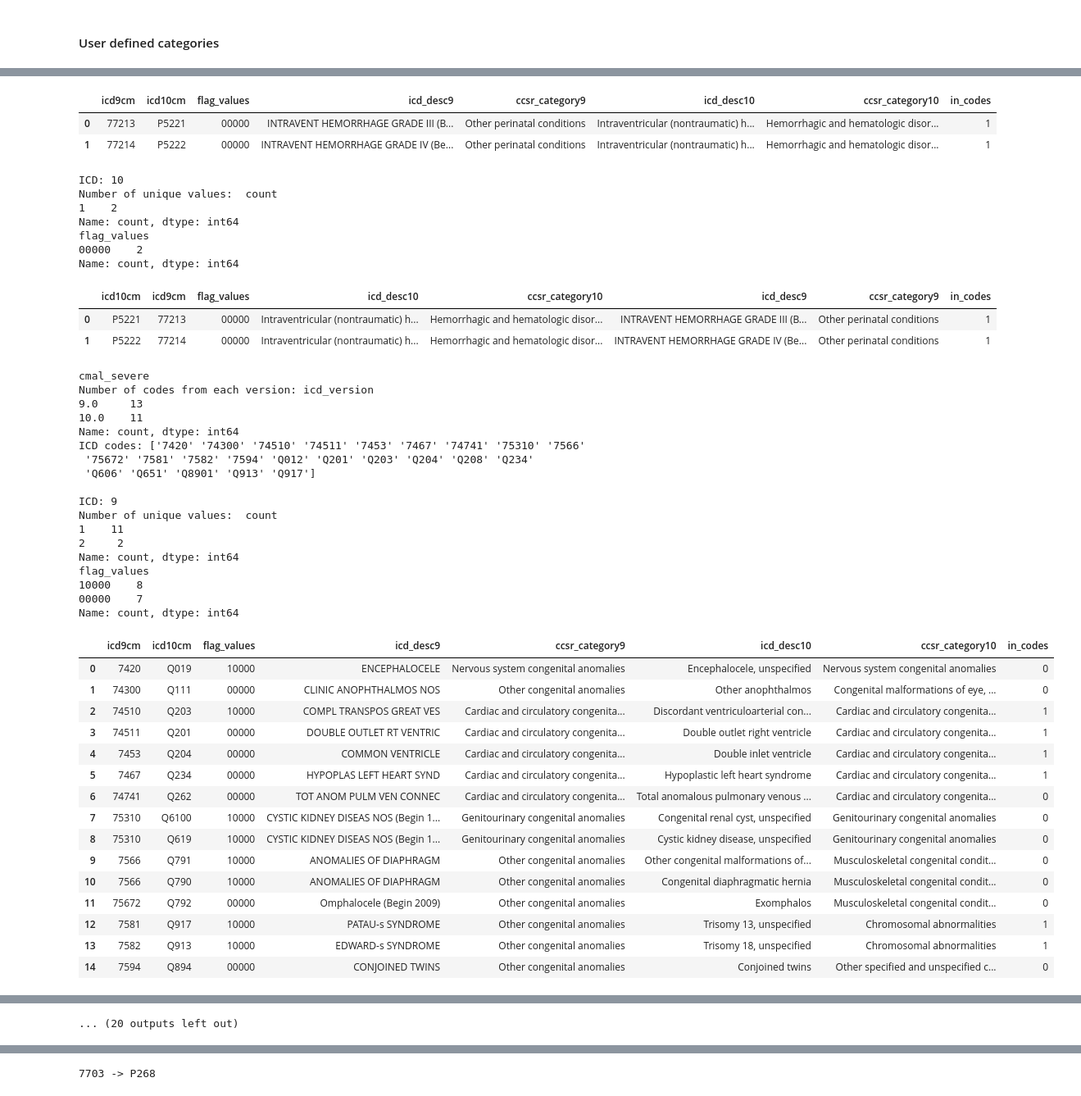
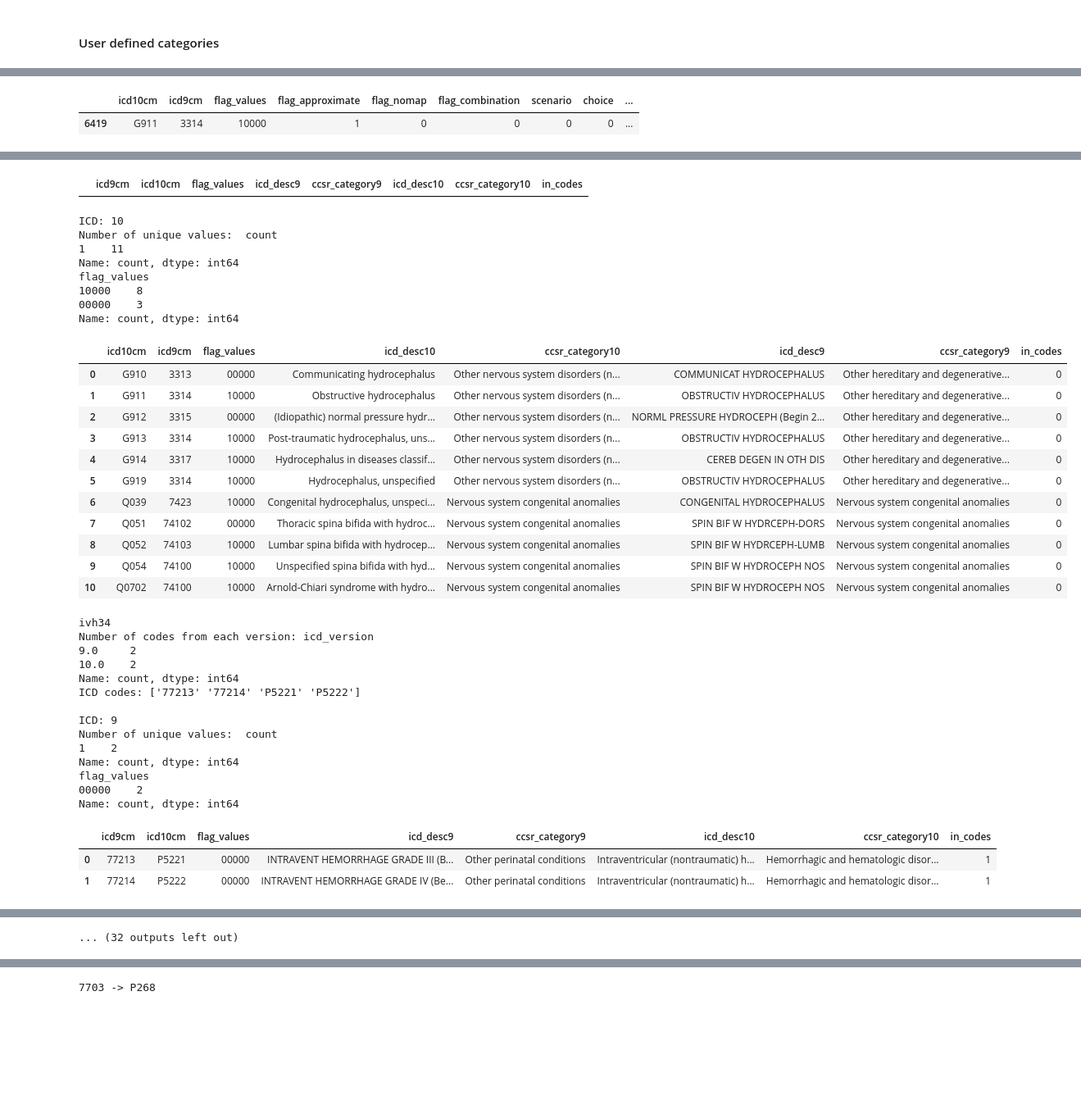
Before and after one commit to dhelkey/OpenInfant, a Jupyter notebook: process_icd.ipynb, the cells around one changed output, grey strips where cells are left out. Shown at 82% size. Cells and saved outputs as stored; diff of their text form; code cells hidden in the pictures; blank space fills up the shorter version.

```diff
--- a/process_icd.ipynb
+++ b/process_icd.ipynb
@@ -331,7 +334,13 @@ laparotomy      2
 Name: count, dtype: int64
+# %%
+icd_mapping_temp = icd_mapping_dict[10]
+icd_mapping_temp[icd_mapping_temp.icd10cm.isin(['G911'])]
+# %% [output]
+|  | icd10cm | icd9cm | flag_values | flag_approximate | flag_nomap | flag_combination | scenario | choice | ... |
+| 6419 | G911 | 3314 | 10000 | 1 | 0 | 0 | 0 | 0 | ... |
 # %%
 #This is a manual, inspection based step.
-for icd_category in list(set(icd_categories.icd_category)):
+for icd_category in np.sort(list(set(icd_categories.icd_category))):
     print(icd_category)
     temp = icd_categories[\
         icd_categories.icd_category==icd_category]\
@@ -419,49 +421,40 @@ Name: count, dtype: int64
 |  | icd9cm | icd10cm | flag_values | icd_desc9 | ccsr_category9 | icd_desc10 | ccsr_category10 | in_codes |
-| 0 | 77213 | P5221 | 00000 | INTRAVENT HEMORRHAGE GRADE III (B... | Other perinatal conditions | Intraventricular (nontraumatic) h... | Hemorrhagic and hematologic disor... | 1 |
-| 1 | 77214 | P5222 | 00000 | INTRAVENT HEMORRHAGE GRADE IV (Be... | Other perinatal conditions | Intraventricular (nontraumatic) h... | Hemorrhagic and hematologic disor... | 1 |
 ICD: 10
 Number of unique values:  count
-1    2
+1    11
 Name: count, dtype: int64
 flag_values
-00000    2
+10000    8
+00000    3
 Name: count, dtype: int64
 |  | icd10cm | icd9cm | flag_values | icd_desc10 | ccsr_category10 | icd_desc9 | ccsr_category9 | in_codes |
-| 0 | P5221 | 77213 | 00000 | Intraventricular (nontraumatic) h... | Hemorrhagic and hematologic disor... | INTRAVENT HEMORRHAGE GRADE III (B... | Other perinatal conditions | 1 |
-| 1 | P5222 | 77214 | 00000 | Intraventricular (nontraumatic) h... | Hemorrhagic and hematologic disor... | INTRAVENT HEMORRHAGE GRADE IV (Be... | Other perinatal conditions | 1 |
+| 0 | G910 | 3313 | 00000 | Communicating hydrocephalus | Other nervous system disorders (n... | COMMUNICAT HYDROCEPHALUS | Other hereditary and degenerative... | 0 |
+| 1 | G911 | 3314 | 10000 | Obstructive hydrocephalus | Other nervous system disorders (n... | OBSTRUCTIV HYDROCEPHALUS | Other hereditary and degenerative... | 0 |
+| 2 | G912 | 3315 | 00000 | (Idiopathic) normal pressure hydr... | Other nervous system disorders (n... | NORML PRESSURE HYDROCEPH (Begin 2... | Other hereditary and degenerative... | 0 |
+| 3 | G913 | 3314 | 10000 | Post-traumatic hydrocephalus, uns... | Other nervous system disorders (n... | OBSTRUCTIV HYDROCEPHALUS | Other hereditary and degenerative... | 0 |
+| 4 | G914 | 3317 | 10000 | Hydrocephalus in diseases classif... | Other nervous system disorders (n... | CEREB DEGEN IN OTH DIS | Other hereditary and degenerative... | 0 |
+| 5 | G919 | 3314 | 10000 | Hydrocephalus, unspecified | Other nervous system disorders (n... | OBSTRUCTIV HYDROCEPHALUS | Other hereditary and degenerative... | 0 |
+| 6 | Q039 | 7423 | 10000 | Congenital hydrocephalus, unspeci... | Nervous system congenital anomalies | CONGENITAL HYDROCEPHALUS | Nervous system congenital anomalies | 0 |
+| 7 | Q051 | 74102 | 00000 | Thoracic spina bifida with hydroc... | Nervous system congenital anomalies | SPIN BIF W HYDRCEPH-DORS | Nervous system congenital anomalies | 0 |
+| 8 | Q052 | 74103 | 10000 | Lumbar spina bifida with hydrocep... | Nervous system congenital anomalies | SPIN BIF W HYDRCEPH-LUMB | Nervous system congenital anomalies | 0 |
+| 9 | Q054 | 74100 | 10000 | Unspecified spina bifida with hyd... | Nervous system congenital anomalies | SPIN BIF W HYDROCEPH NOS | Nervous system congenital anomalies | 0 |
+| 10 | Q0702 | 74100 | 10000 | Arnold-Chiari syndrome with hydro... | Nervous system congenital anomalies | SPIN BIF W HYDROCEPH NOS | Nervous system congenital anomalies | 0 |
-cmal_severe
+ivh34
 Number of codes from each version: icd_version
-9.0     13
-10.0    11
+9.0     2
+10.0    2
 Name: count, dtype: int64
-ICD codes: ['7420' '74300' '74510' '74511' '7453' '7467' '74741' '75310' '7566'
- '75672' '7581' '7582' '7594' 'Q012' 'Q201' 'Q203' 'Q204' 'Q208' 'Q234'
- 'Q606' 'Q651' 'Q8901' 'Q913' 'Q917']
+ICD codes: ['77213' '77214' 'P5221' 'P5222']
 
 ICD: 9
 Number of unique values:  count
-1    11
-2     2
+1    2
 Name: count, dtype: int64
 flag_values
-10000    8
-00000    7
+00000    2
 Name: count, dtype: int64
 |  | icd9cm | icd10cm | flag_values | icd_desc9 | ccsr_category9 | icd_desc10 | ccsr_category10 | in_codes |
-| 0 | 7420 | Q019 | 10000 | ENCEPHALOCELE | Nervous system congenital anomalies | Encephalocele, unspecified | Nervous system congenital anomalies | 0 |
-| 1 | 74300 | Q111 | 00000 | CLINIC ANOPHTHALMOS NOS | Other congenital anomalies | Other anophthalmos | Congenital malformations of eye, ... | 0 |
-| 2 | 74510 | Q203 | 10000 | COMPL TRANSPOS GREAT VES | Cardiac and circulatory congenita... | Discordant ventriculoarterial con... | Cardiac and circulatory congenita... | 1 |
-| 3 | 74511 | Q201 | 00000 | DOUBLE OUTLET RT VENTRIC | Cardiac and circulatory congenita... | Double outlet right ventricle | Cardiac and circulatory congenita... | 1 |
-| 4 | 7453 | Q204 | 00000 | COMMON VENTRICLE | Cardiac and circulatory congenita... | Double inlet ventricle | Cardiac and circulatory congenita... | 1 |
-| 5 | 7467 | Q234 | 00000 | HYPOPLAS LEFT HEART SYND | Cardiac and circulatory congenita... | Hypoplastic left heart syndrome | Cardiac and circulatory congenita... | 1 |
-| 6 | 74741 | Q262 | 00000 | TOT ANOM PULM VEN CONNEC | Cardiac and circulatory congenita... | Total anomalous pulmonary venous ... | Cardiac and circulatory congenita... | 0 |
-| 7 | 75310 | Q6100 | 10000 | CYSTIC KIDNEY DISEAS NOS (Begin 1... | Genitourinary congenital anomalies | Congenital renal cyst, unspecified | Genitourinary congenital anomalies | 0 |
-| 8 | 75310 | Q619 | 10000 | CYSTIC KIDNEY DISEAS NOS (Begin 1... | Genitourinary congenital anomalies | Cystic kidney disease, unspecified | Genitourinary congenital anomalies | 0 |
-| 9 | 7566 | Q791 | 10000 | ANOMALIES OF DIAPHRAGM | Other congenital anomalies | Other congenital malformations of... | Musculoskeletal congenital condit... | 0 |
-| 10 | 7566 | Q790 | 10000 | ANOMALIES OF DIAPHRAGM | Other congenital anomalies | Congenital diaphragmatic hernia | Musculoskeletal congenital condit... | 0 |
-| 11 | 75672 | Q792 | 00000 | Omphalocele (Begin 2009) | Other congenital anomalies | Exomphalos | Musculoskeletal congenital condit... | 0 |
-| 12 | 7581 | Q917 | 10000 | PATAU-s SYNDROME | Other congenital anomalies | Trisomy 13, unspecified | Chromosomal abnormalities | 1 |
-| 13 | 7582 | Q913 | 10000 | EDWARD-s SYNDROME | Other congenital anomalies | Trisomy 18, unspecified | Chromosomal abnormalities | 1 |
-| 14 | 7594 | Q894 | 00000 | CONJOINED TWINS | Other congenital anomalies | Conjoined twins | Other specified and unspecified c... | 0 |
+| 0 | 77213 | P5221 | 00000 | INTRAVENT HEMORRHAGE GRADE III (B... | Other perinatal conditions | Intraventricular (nontraumatic) h... | Hemorrhagic and hematologic disor... | 1 |
+| 1 | 77214 | P5222 | 00000 | INTRAVENT HEMORRHAGE GRADE IV (Be... | Other perinatal conditions | Intraventricular (nontraumatic) h... | Hemorrhagic and hematologic disor... | 1 |
 ICD: 10
 Number of unique values:  count
@@ -491,4 +469,4 @@ Name: count, dtype: int64
-... (20 outputs left out)
+... (32 outputs left out)
 # %% [markdown]
 
 #### Spot check mappings, using [icd-mapper](https://pypi.org/project/icd-mappings/)
```
Also changed, not shown: parts of 11 cells of this notebook, 3 other files.
